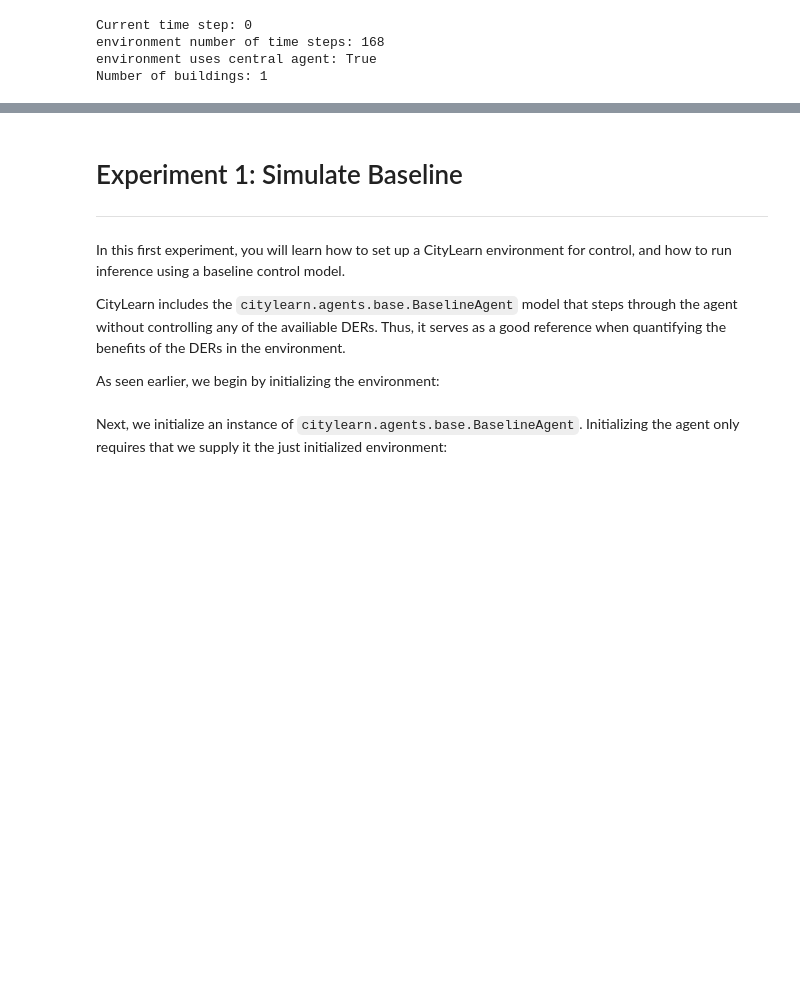
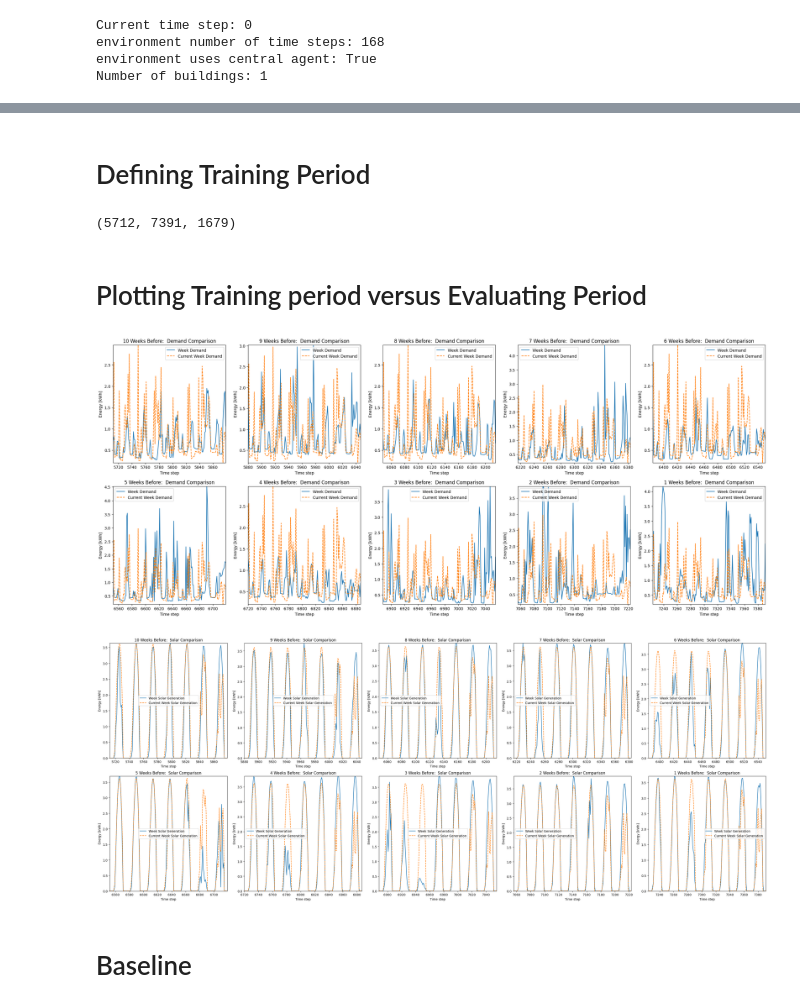
Before and after one commit to LeoBenac/Derms, a Jupyter notebook: derms.ipynb, the cells around one changed output, grey strips where cells are left out. Drawn from its saved outputs; the diff is of its cells as text; code cells hidden in the pictures; blank space fills up the shorter version.

```diff
--- a/derms.ipynb
+++ b/derms.ipynb
@@ -1201,17 +862,67 @@ def plot_simulation_summary(envs: dict[str, CityLearnEnv]):
-# %% [markdown]
-<a name="experiment-1"></a>
-
-# Experiment 1: Simulate Baseline
----
-
-In this first experiment, you will learn how to set up a CityLearn environment for control, and how to run inference using a baseline control model.
-
-CityLearn includes the `citylearn.agents.base.BaselineAgent` model that steps through the agent without controlling any of the availiable DERs. Thus, it serves as a good reference when quantifying the benefits of the DERs in the environment.
-
-As seen earlier, we begin by initializing the environment:
+# %% [markdown]
+# Defining Training Period
+# %%
+
+# Define the number of weeks prior to the simulation start time for training
+N = 10  # You can change this to any number of weeks you want
+
+# Calculate the training start and end time steps
+TRAIN_START_TIME_STEP, TRAIN_END_TIME_STEP = SIMULATION_START_TIME_STEP - (24 * 7 * N), SIMULATION_START_TIME_STEP - 1
+
+
+TRAIN_START_TIME_STEP, TRAIN_END_TIME_STEP, TRAIN_END_TIME_STEP - TRAIN_START_TIME_STEP
+# %% [output]
+(5712, 7391, 1679)
+# %% [markdown]
+# Plotting Training period versus Evaluating Period
+# %%
+# Define the number of weeks to plot
+num_weeks = N
+hours_per_week = 24 * 7
+
+# Create a 2x5 grid for demand comparison
+fig_demand, axs_demand = plt.subplots(2, 5, figsize=(30, 12))
+
+# Create a 2x5 grid for solar generation comparison
+fig_solar, axs_solar = plt.subplots(2, 5, figsize=(30, 12))
+
+# Loop through each week in reverse order
+for week in range(num_weeks):
+    start = SIMULATION_START_TIME_STEP - (num_weeks - week) * hours_per_week
+    end = start + hours_per_week
+
+    x = building_data[start:end].index
+    y1 = building_data[start:end]['non_shiftable_load']
+    y2 = building_data[start:end]['solar_generation'] / 1000 * 5.0
+
+    # Plot demand comparison
+    ax_demand = axs_demand[week // 5, week % 5]
+    ax_demand.plot(x, y1, label='Week Demand')
+    ax_demand.plot(x, building_data[SIMULATION_START_TIME_STEP:SIMULATION_START_TIME_STEP + hours_per_week]['non_shiftable_load'], label='Current Week Demand', linestyle='--')
+    ax_demand.set_xlabel('Time step')
+    ax_demand.set_ylabel('Energy [kWh]')
+    ax_demand.set_title(f'{num_weeks - week} Weeks Before:  Demand Comparison')
+    ax_demand.legend()
+
+    # Plot solar generation comparison
+    ax_solar = axs_solar[week // 5, week % 5]
+    ax_solar.plot(x, y2, label='Week Solar Generation')
+    ax_solar.plot(x, building_data[SIMULATION_START_TIME_STEP:SIMULATION_START_TIME_STEP + hours_per_week]['solar_generation'] / 1000 * 5.0, label='Current Week Solar Generation', linestyle='--')
+    ax_solar.set_xlabel('Time step')
+    ax_solar.set_ylabel('Energy [kWh]')
+    ax_solar.set_title(f'{num_weeks - week} Weeks Before:  Solar Comparison')
+    ax_solar.legend()
+
+plt.tight_layout()
+plt.show()
+# %% [output]
+[figure, added]
+[figure, added]
 # %%
 ACTIVE_OBSERVATIONS = ['hour', 'day_type', 'month', 'electrical_storage_soc' , 'net_electricity_consumption', 'electricity_pricing' ,'solar_generation']
 # ACTIVE_OBSERVATIONS = ['hour', 'day_type', 'month', 'electrical_storage_soc', 'electricity_pricing', 'carbon_intensity', 'solar_generation' ]
+# %% [markdown]
+# Baseline
 # %%
 baseline_env = CityLearnEnv(
     DATASET_NAME,
@@ -1221,7 +932,5 @@ baseline_env = CityLearnEnv(
     simulation_start_time_step=SIMULATION_START_TIME_STEP,
     simulation_end_time_step=SIMULATION_END_TIME_STEP,
 )
-# %% [markdown]
-Next, we initialize an instance of `citylearn.agents.base.BaselineAgent`. Initializing the agent only requires that we supply it the just initialized environment:
 # %%
 baseline_model = BaselineAgent(baseline_env)
```
Also changed, not shown: parts of 110 cells of this notebook.
